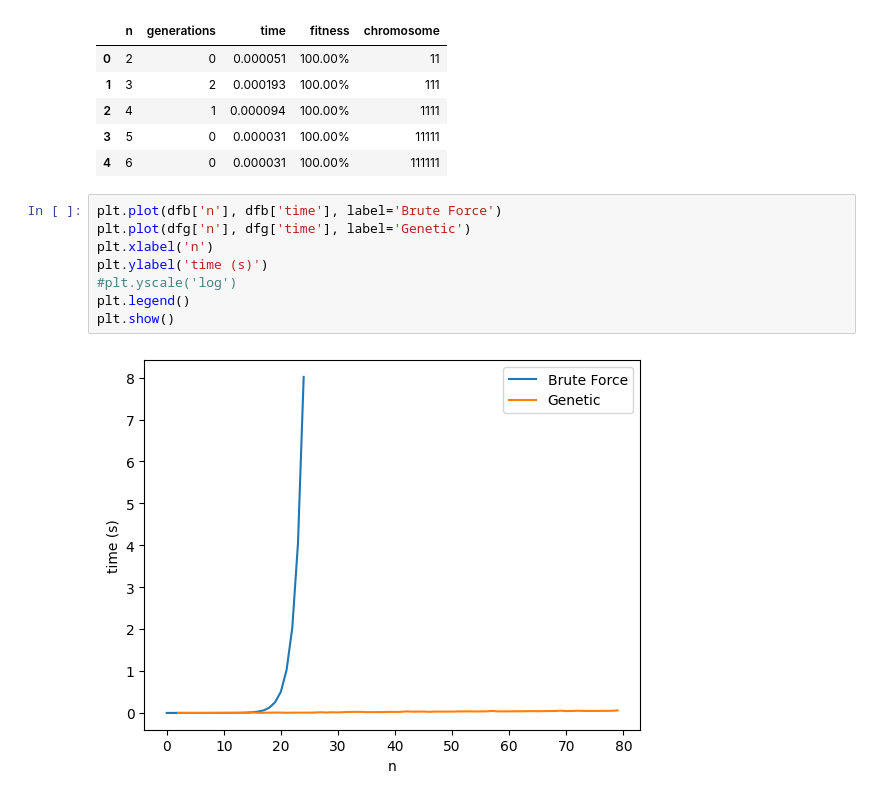
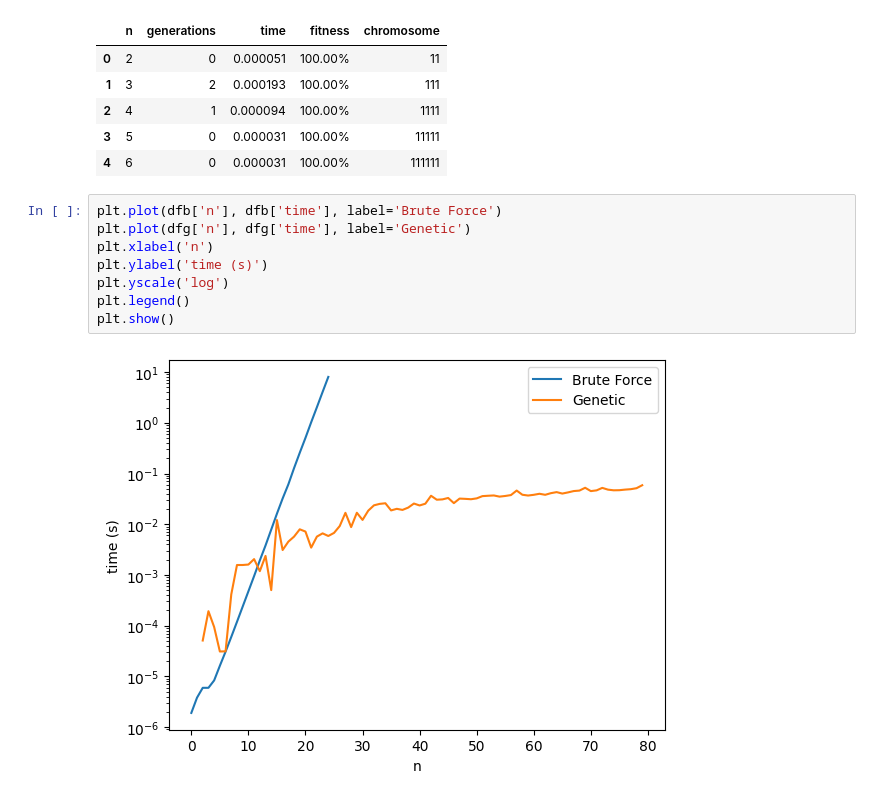
Before and after one commit to brash99/genetic-algorithms, a Jupyter notebook: timing.ipynb, the cells around one changed output. Cells and saved outputs as stored; diff of their text form.

```diff
--- a/timing.ipynb
+++ b/timing.ipynb
@@ -27,10 +27,10 @@ dfg.head()
 # %%
 plt.plot(dfb['n'], dfb['time'], label='Brute Force')
 plt.plot(dfg['n'], dfg['time'], label='Genetic')
 plt.xlabel('n')
 plt.ylabel('time (s)')
-#plt.yscale('log')
+plt.yscale('log')
 plt.legend()
 plt.show()
 # %% [output]
-[figure, old version]
+[figure, new version]
```
